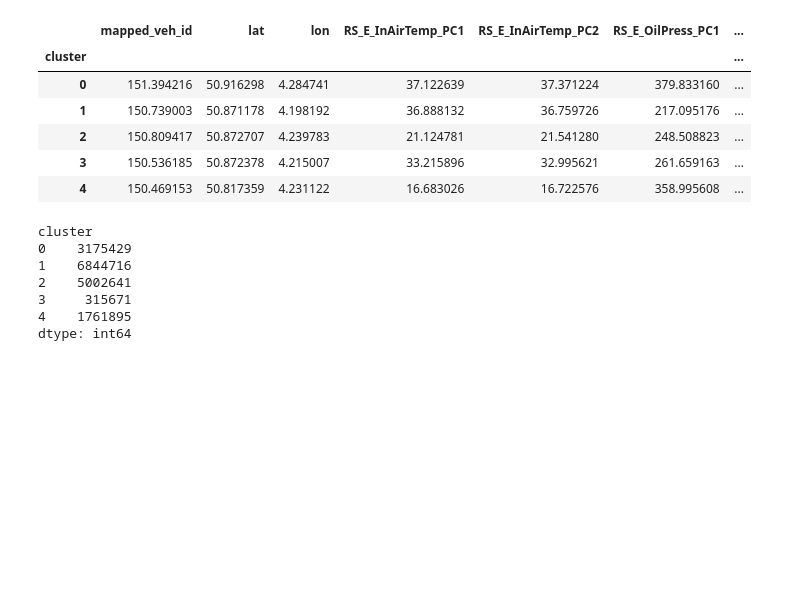
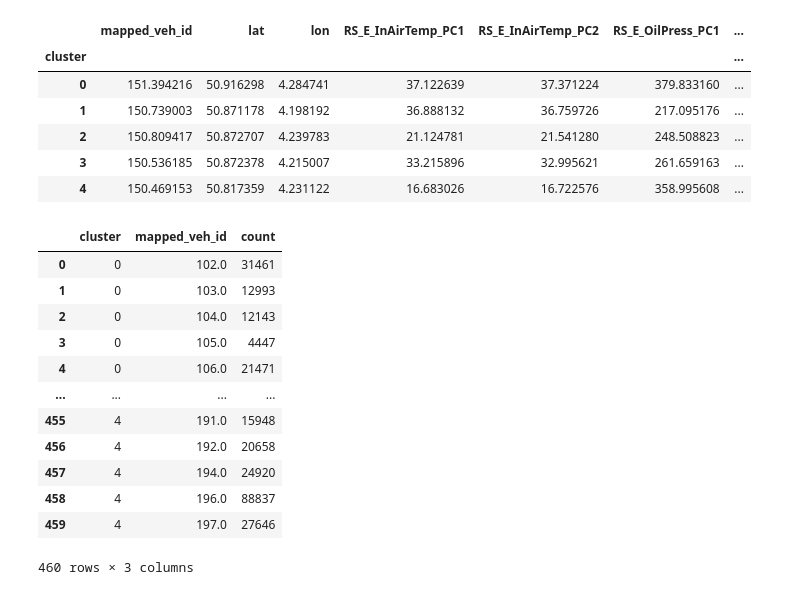
Before and after one commit to koadegno/data-minig-project, a Jupyter notebook: K-Algo.ipynb, the cells around one changed output. Drawn from its saved outputs; the diff is of its cells as text; code cells hidden in the pictures; blank space fills up the shorter version.

```diff
--- a/K-Algo.ipynb
+++ b/K-Algo.ipynb
@@ -149,13 +127,19 @@ means
 | 4 | 150.469153 | 50.817359 | 4.231122 | 16.683026 | 16.722576 | 358.995608 | ... |
 # %%
 # compute number of elements in each cluster
-cluster_elements = data.groupby('cluster').size()
+cluster_elements = data.groupby(['cluster', 'mapped_veh_id']).size().reset_index(name='count')
 cluster_elements
 # %% [output]
+|  | cluster | mapped_veh_id | count |
+| 0 | 0 | 102.0 | 31461 |
+| 1 | 0 | 103.0 | 12993 |
+| 2 | 0 | 104.0 | 12143 |
+| 3 | 0 | 105.0 | 4447 |
+| 4 | 0 | 106.0 | 21471 |
+| ... | ... | ... | ... |
+| 455 | 4 | 191.0 | 15948 |
+| 456 | 4 | 192.0 | 20658 |
+| 457 | 4 | 194.0 | 24920 |
+| 458 | 4 | 196.0 | 88837 |
+| 459 | 4 | 197.0 | 27646 |
-cluster
-0    3175429
-1    6844716
-2    5002641
-3     315671
-4    1761895
-dtype: int64
+460 rows × 3 columns
```
Also changed, not shown: parts of 5 cells of this notebook.
